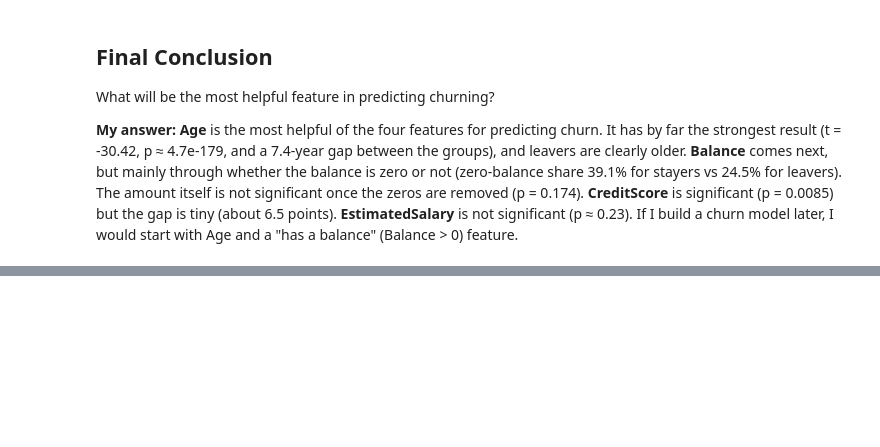
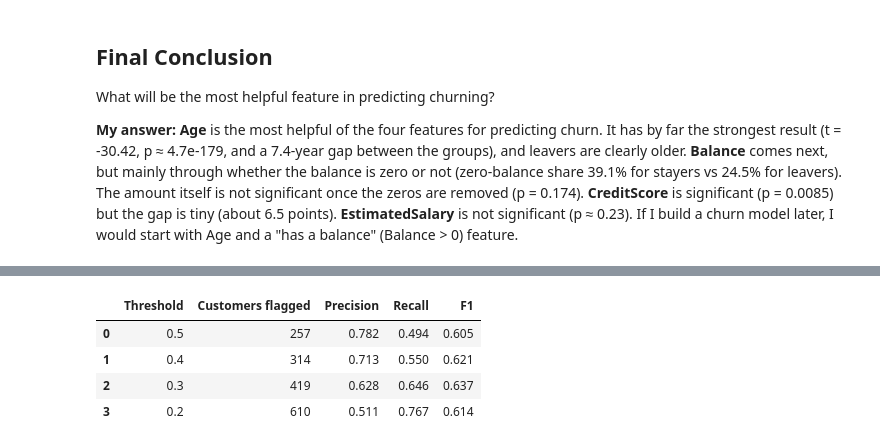
Before and after one commit to simonlivson/DI_Bootcamp, a Jupyter notebook: Week4/Day3/DailyChallenge/churn_inferential_statistics.ipynb, the cells around one changed output, grey strips where cells are left out. Saved outputs shown, nothing was run; the diff lists cells and outputs as text; code cells hidden in the pictures; blank space fills up the shorter version.

```diff
--- a/Week4/Day3/DailyChallenge/churn_inferential_statistics.ipynb
+++ b/Week4/Day3/DailyChallenge/churn_inferential_statistics.ipynb
@@ -365,0 +581,19 @@ What will be the most helpful feature in predicting churning?
+# %%
+best_proba = best_model.predict_proba(X_test)[:, 1]
+threshold_rows = []
+for threshold in [0.5, 0.4, 0.3, 0.2]:
+    pred = (best_proba >= threshold).astype(int)
+    threshold_rows.append({
+        'Threshold': threshold,
+        'Customers flagged': int(pred.sum()),
+        'Precision': precision_score(y_test, pred),
+        'Recall': recall_score(y_test, pred),
+        'F1': f1_score(y_test, pred),
+    })
+pd.DataFrame(threshold_rows).round(3)
+# %% [output]
+|  | Threshold | Customers flagged | Precision | Recall | F1 |
+| 0 | 0.5 | 257 | 0.782 | 0.494 | 0.605 |
+| 1 | 0.4 | 314 | 0.713 | 0.550 | 0.621 |
+| 2 | 0.3 | 419 | 0.628 | 0.646 | 0.637 |
+| 3 | 0.2 | 610 | 0.511 | 0.767 | 0.614 |
```
Also changed, not shown: parts of 25 cells of this notebook.
